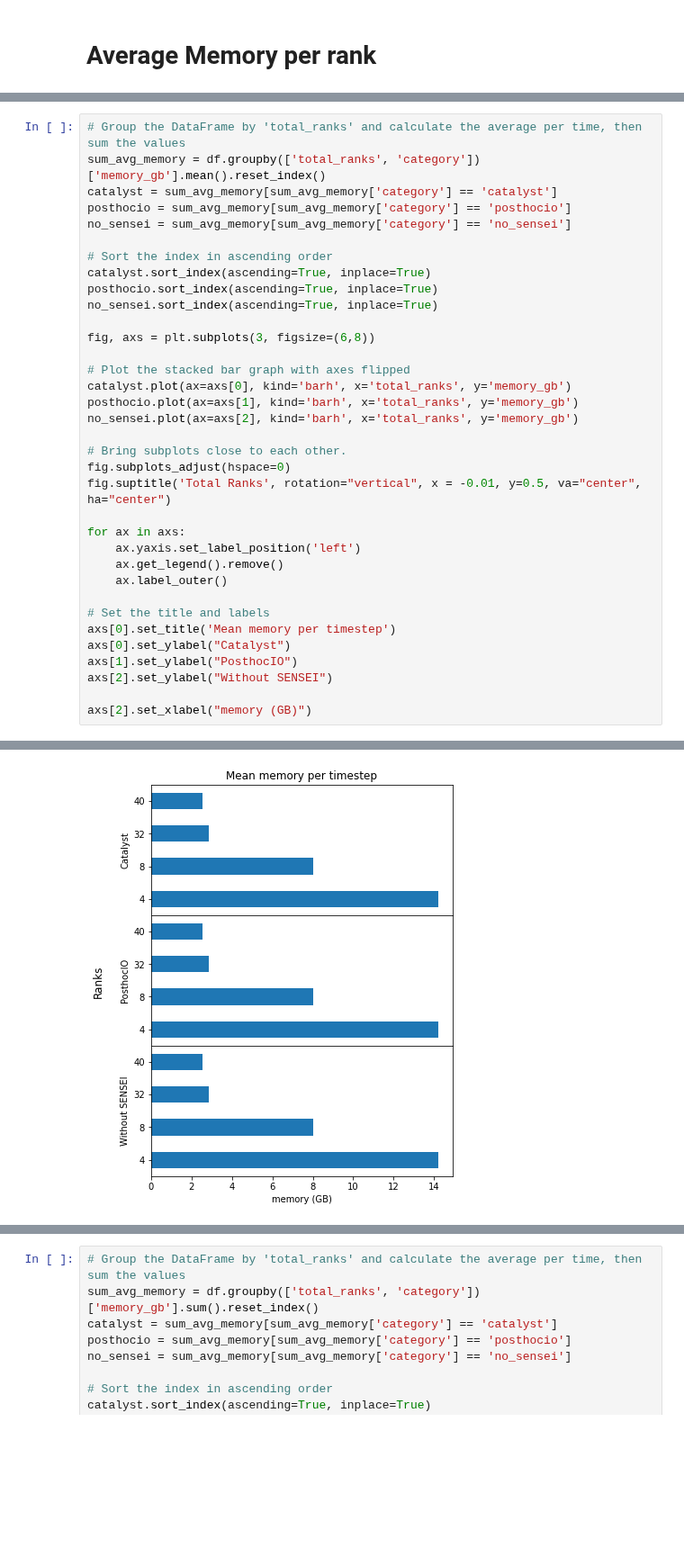
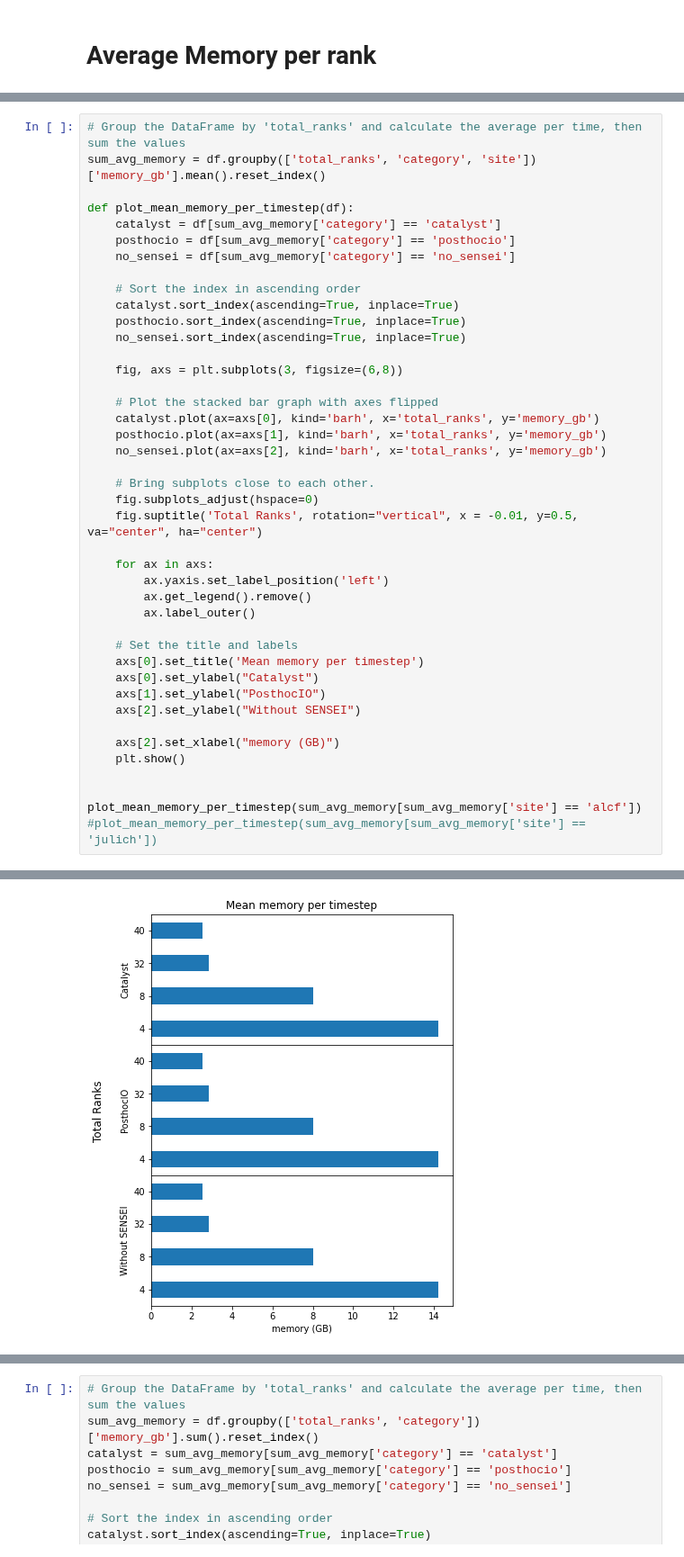
Before and after one commit to mvictoras/isav23-analysis, a Jupyter notebook: Paper Analysis.ipynb, the cells around one changed output, grey strips where cells are left out. Shown at 90% size. Saved outputs shown, nothing was run; the diff lists cells and outputs as text; blank space fills up the shorter version.

Commit message:
added aclf site

```diff
--- a/Paper Analysis.ipynb
+++ b/Paper Analysis.ipynb
@@ -130,36 +139,43 @@ df.head()
 # %%
 # Group the DataFrame by 'total_ranks' and calculate the average per time, then sum the values
-sum_avg_memory = df.groupby(['total_ranks', 'category'])['memory_gb'].mean().reset_index()
-catalyst = sum_avg_memory[sum_avg_memory['category'] == 'catalyst']
-posthocio = sum_avg_memory[sum_avg_memory['category'] == 'posthocio']
-no_sensei = sum_avg_memory[sum_avg_memory['category'] == 'no_sensei']
+sum_avg_memory = df.groupby(['total_ranks', 'category', 'site'])['memory_gb'].mean().reset_index()
 
-# Sort the index in ascending order
-catalyst.sort_index(ascending=True, inplace=True)
-posthocio.sort_index(ascending=True, inplace=True)
-no_sensei.sort_index(ascending=True, inplace=True)
+def plot_mean_memory_per_timestep(df):
+    catalyst = df[sum_avg_memory['category'] == 'catalyst']
+    posthocio = df[sum_avg_memory['category'] == 'posthocio']
+    no_sensei = df[sum_avg_memory['category'] == 'no_sensei']
 
-fig, axs = plt.subplots(3, figsize=(6,8))
+    # Sort the index in ascending order
+    catalyst.sort_index(ascending=True, inplace=True)
+    posthocio.sort_index(ascending=True, inplace=True)
+    no_sensei.sort_index(ascending=True, inplace=True)
 
-# Plot the stacked bar graph with axes flipped
-catalyst.plot(ax=axs[0], kind='barh', x='total_ranks', y='memory_gb')
-posthocio.plot(ax=axs[1], kind='barh', x='total_ranks', y='memory_gb')
-no_sensei.plot(ax=axs[2], kind='barh', x='total_ranks', y='memory_gb')
+    fig, axs = plt.subplots(3, figsize=(6,8))
 
-# Bring subplots close to each other.
-fig.subplots_adjust(hspace=0)
-fig.suptitle('Total Ranks', rotation="vertical", x = -0.01, y=0.5, va="center", ha="center")
+    # Plot the stacked bar graph with axes flipped
+    catalyst.plot(ax=axs[0], kind='barh', x='total_ranks', y='memory_gb')
+    posthocio.plot(ax=axs[1], kind='barh', x='total_ranks', y='memory_gb')
+    no_sensei.plot(ax=axs[2], kind='barh', x='total_ranks', y='memory_gb')
 
-for ax in axs:
-    ax.yaxis.set_label_position('left')
-    ax.get_legend().remove()
-    ax.label_outer()
+    # Bring subplots close to each other.
+    fig.subplots_adjust(hspace=0)
+    fig.suptitle('Total Ranks', rotation="vertical", x = -0.01, y=0.5, va="center", ha="center")
 
-# Set the title and labels
-axs[0].set_title('Mean memory per timestep')
-axs[0].set_ylabel("Catalyst")
-axs[1].set_ylabel("PosthocIO")
-axs[2].set_ylabel("Without SENSEI")
+    for ax in axs:
+        ax.yaxis.set_label_position('left')
+        ax.get_legend().remove()
+        ax.label_outer()
 
-axs[2].set_xlabel("memory (GB)")
+    # Set the title and labels
+    axs[0].set_title('Mean memory per timestep')
+    axs[0].set_ylabel("Catalyst")
+    axs[1].set_ylabel("PosthocIO")
+    axs[2].set_ylabel("Without SENSEI")
+
+    axs[2].set_xlabel("memory (GB)")
+    plt.show()
+
+
+plot_mean_memory_per_timestep(sum_avg_memory[sum_avg_memory['site'] == 'alcf'])
+#plot_mean_memory_per_timestep(sum_avg_memory[sum_avg_memory['site'] == 'julich'])
 # %% [output]
@@ -167 +182 @@ Text(0.5, 0, 'memory (GB)')
-[figure, old version]
+[figure, new version]
```
Also changed, not shown: parts of 13 cells of this notebook, 51 other files.
